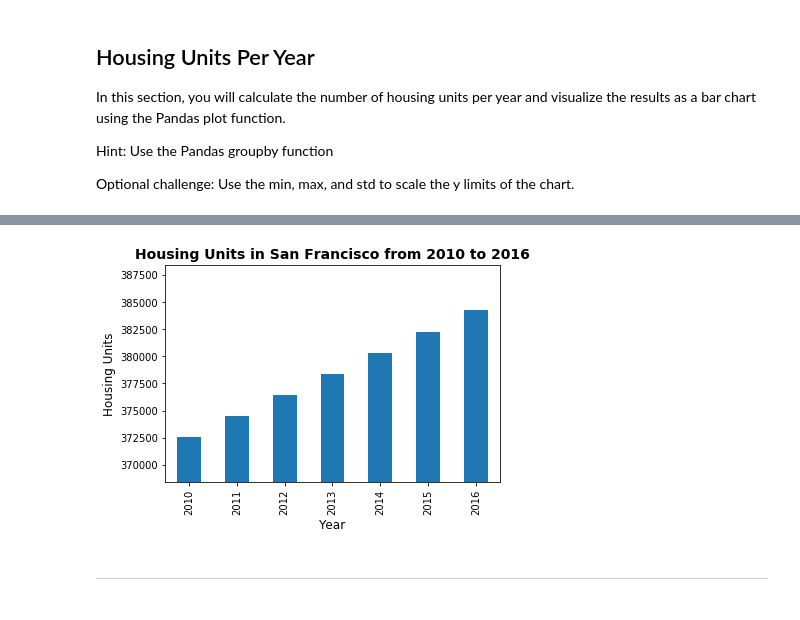
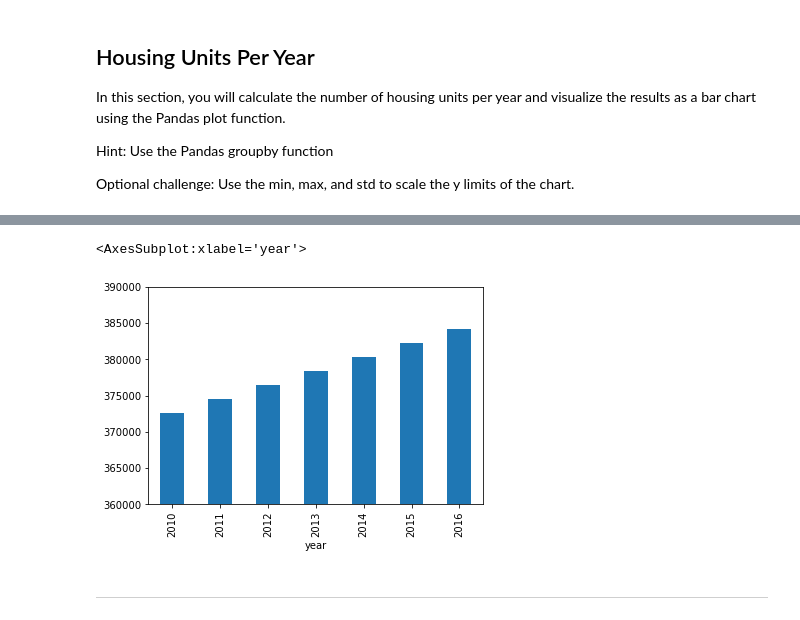
Before and after one commit to markmurdock11/pyviz, a Jupyter notebook: 06-PyViz/Instructions/Starter_Code/rental_analysis.ipynb, the cells around one changed output, grey strips where cells are left out. Saved outputs shown, nothing was run; the diff lists cells and outputs as text; code cells hidden in the pictures.

Commit message:
ylim added to units_per_year plot

```diff
--- a/06-PyViz/Instructions/Starter_Code/rental_analysis.ipynb
+++ b/06-PyViz/Instructions/Starter_Code/rental_analysis.ipynb
@@ -52,16 +62,15 @@ units_per_year
 # %%
 # Use the Pandas plot function to plot the average housing units per year.
 # Note: You will need to manually adjust the y limit of the chart using the min and max values from above.
 # YOUR CODE HERE!
 
+units_per_year.plot.bar(ylim = [360000, 390000])
+
 # Optional Challenge: Use the min, max, and std to scale the y limits of the chart
 # YOUR CODE HERE!
-
-
-plt.show()
-plt.close(fig_housing_units)
 # %% [output]
+<AxesSubplot:xlabel='year'>
-[figure, old version]
+[figure, new version]
 # %% [markdown]
 - - -
 # %% [markdown]
```
Also changed, not shown: parts of 1 cell of this notebook.
